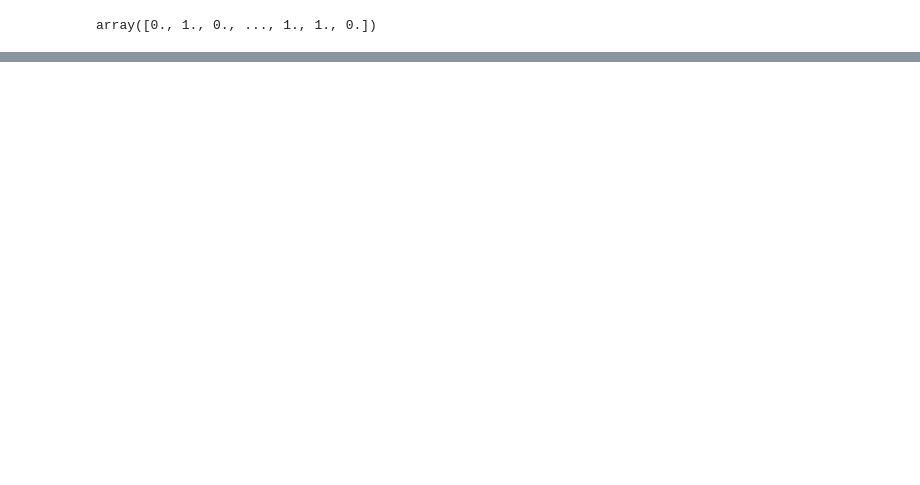
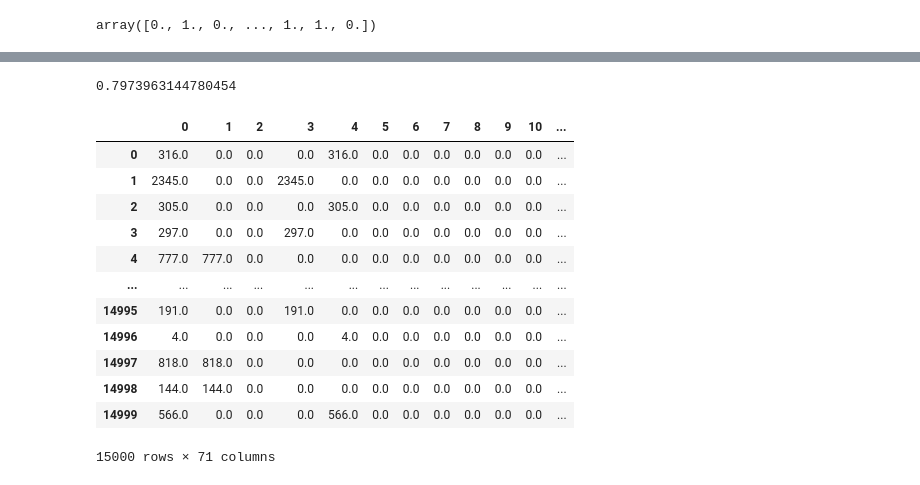
Before and after one commit to LEEHM97/machine-learning-exercises, a Jupyter notebook: 10.DAYCON대회_사용자불편예지/model.ipynb, the cells around one changed output, grey strips where cells are left out. Cells and saved outputs as stored; diff of their text form; code cells hidden in the pictures; blank space fills up the shorter version.

```diff
--- a/10.DAYCON대회_사용자불편예지/model.ipynb
+++ b/10.DAYCON대회_사용자불편예지/model.ipynb
@@ -310,0 +324,7 @@ train_err
+# %%
+dfs.index = dfs.index-10000
+# %%
+dfs2 = dfs.copy()
+# %%
+dfs2 = dfs2.to_numpy()
+dfs2
@@ -315,8 +349,8 @@ problem
 # %% [output]
 array([0., 1., 0., ..., 1., 1., 0.])
 # %%
-X = train_err
-y = problem
+train_x = dfs2
+train_y = problem
 
-print(X.shape, y.shape)
+print(train_x.shape, train_y.shape)
 # %% [output]
@@ -365,0 +438,4 @@ weighted avg       0.86      0.85      0.84     15000
+# %%
+print(np.mean(auc_scores))
+# %% [output]
+0.7973963144780454
@@ -365,0 +457,20 @@ weighted avg       0.86      0.85      0.84     15000
+# %%
+train_x = pd.DataFrame(train_x)
+train_y = pd.DataFrame(train_y)
+train_y.columns = ['problem']
+train = pd.concat([train_x,train_y], axis =1)
+train
+# %% [output]
+|  | 0 | 1 | 2 | 3 | 4 | 5 | 6 | 7 | 8 | 9 | 10 | ... |
+| 0 | 316.0 | 0.0 | 0.0 | 0.0 | 316.0 | 0.0 | 0.0 | 0.0 | 0.0 | 0.0 | 0.0 | ... |
+| 1 | 2345.0 | 0.0 | 0.0 | 2345.0 | 0.0 | 0.0 | 0.0 | 0.0 | 0.0 | 0.0 | 0.0 | ... |
+| 2 | 305.0 | 0.0 | 0.0 | 0.0 | 305.0 | 0.0 | 0.0 | 0.0 | 0.0 | 0.0 | 0.0 | ... |
+| 3 | 297.0 | 0.0 | 0.0 | 297.0 | 0.0 | 0.0 | 0.0 | 0.0 | 0.0 | 0.0 | 0.0 | ... |
+| 4 | 777.0 | 777.0 | 0.0 | 0.0 | 0.0 | 0.0 | 0.0 | 0.0 | 0.0 | 0.0 | 0.0 | ... |
+| ... | ... | ... | ... | ... | ... | ... | ... | ... | ... | ... | ... | ... |
+| 14995 | 191.0 | 0.0 | 0.0 | 191.0 | 0.0 | 0.0 | 0.0 | 0.0 | 0.0 | 0.0 | 0.0 | ... |
+| 14996 | 4.0 | 0.0 | 0.0 | 0.0 | 4.0 | 0.0 | 0.0 | 0.0 | 0.0 | 0.0 | 0.0 | ... |
+| 14997 | 818.0 | 818.0 | 0.0 | 0.0 | 0.0 | 0.0 | 0.0 | 0.0 | 0.0 | 0.0 | 0.0 | ... |
+| 14998 | 144.0 | 144.0 | 0.0 | 0.0 | 0.0 | 0.0 | 0.0 | 0.0 | 0.0 | 0.0 | 0.0 | ... |
+| 14999 | 566.0 | 0.0 | 0.0 | 0.0 | 566.0 | 0.0 | 0.0 | 0.0 | 0.0 | 0.0 | 0.0 | ... |
+15000 rows × 71 columns
```
Also changed, not shown: parts of 25 cells of this notebook.
